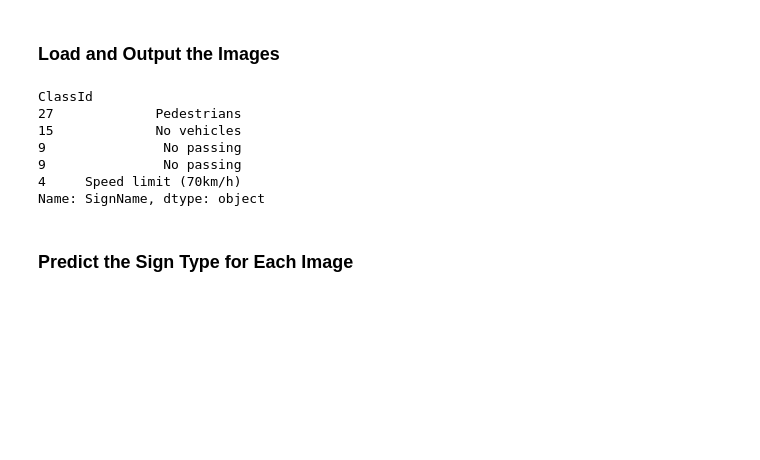
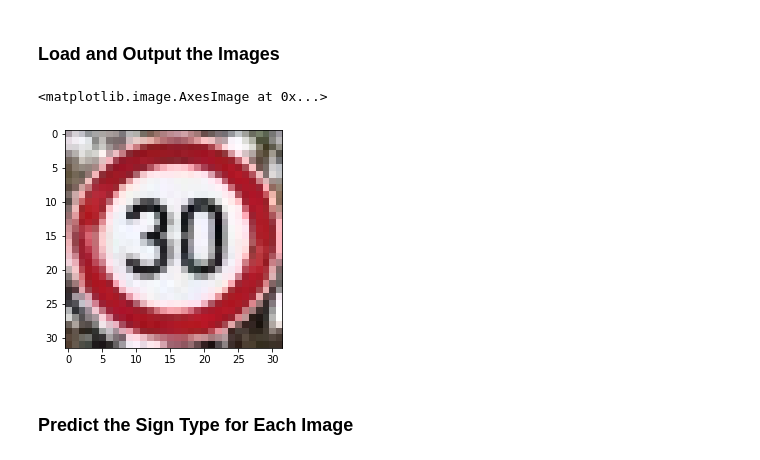
Before and after one commit to jasleon/Traffic-Sign-Classifier, a Jupyter notebook: Traffic_Sign_Classifier.ipynb, the cells around one changed output. Saved outputs shown, nothing was run; the diff lists cells and outputs as text; code cells hidden in the pictures; blank space fills up the shorter version.

```diff
--- a/Traffic_Sign_Classifier.ipynb
+++ b/Traffic_Sign_Classifier.ipynb
@@ -374,18 +368,34 @@ To give yourself more insight into how your model is working, download at least
 You may find `signnames.csv` useful as it contains mappings from the class id (integer) to the actual sign name.
 # %% [markdown]
 ### Load and Output the Images
-# %%
-### Load the images and plot them here.
-### Feel free to use as many code cells as needed.
-classes.loc[[np.random.randint(0, high=n_classes) for i in range(5)], 'SignName']
-# %% [output]
-ClassId
-27             Pedestrians
-15             No vehicles
-9               No passing
-9               No passing
-4     Speed limit (70km/h)
-Name: SignName, dtype: object
+# %%
+### Load the images and plot them here.
+### Feel free to use as many code cells as needed.
+import os
+
+def load(path):
+    # Create a list of file names in the current path
+    fnames = os.listdir(path)
+
+    # Create variables to store the results
+    m = len(fnames)
+    X = np.zeros((m, 32, 32, 3), dtype=np.uint8)
+    y = np.zeros(m, dtype=int)
+
+    for i, file in enumerate(fnames):
+        X[i] = plt.imread(os.path.join(path, file))
+        y[i] = int(os.path.splitext(file)[0])
+
+    return X, y
+
+# Load new images
+X_new, y_new = load('images')
+
+# Plot a new image
+plt.imshow(X_new[0])
+# %% [output]
+<matplotlib.image.AxesImage at 0x...>
+[figure, added]
 # %% [markdown]
 ### Predict the Sign Type for Each Image
 # %%
```
Also changed, not shown: parts of 4 cells of this notebook.
